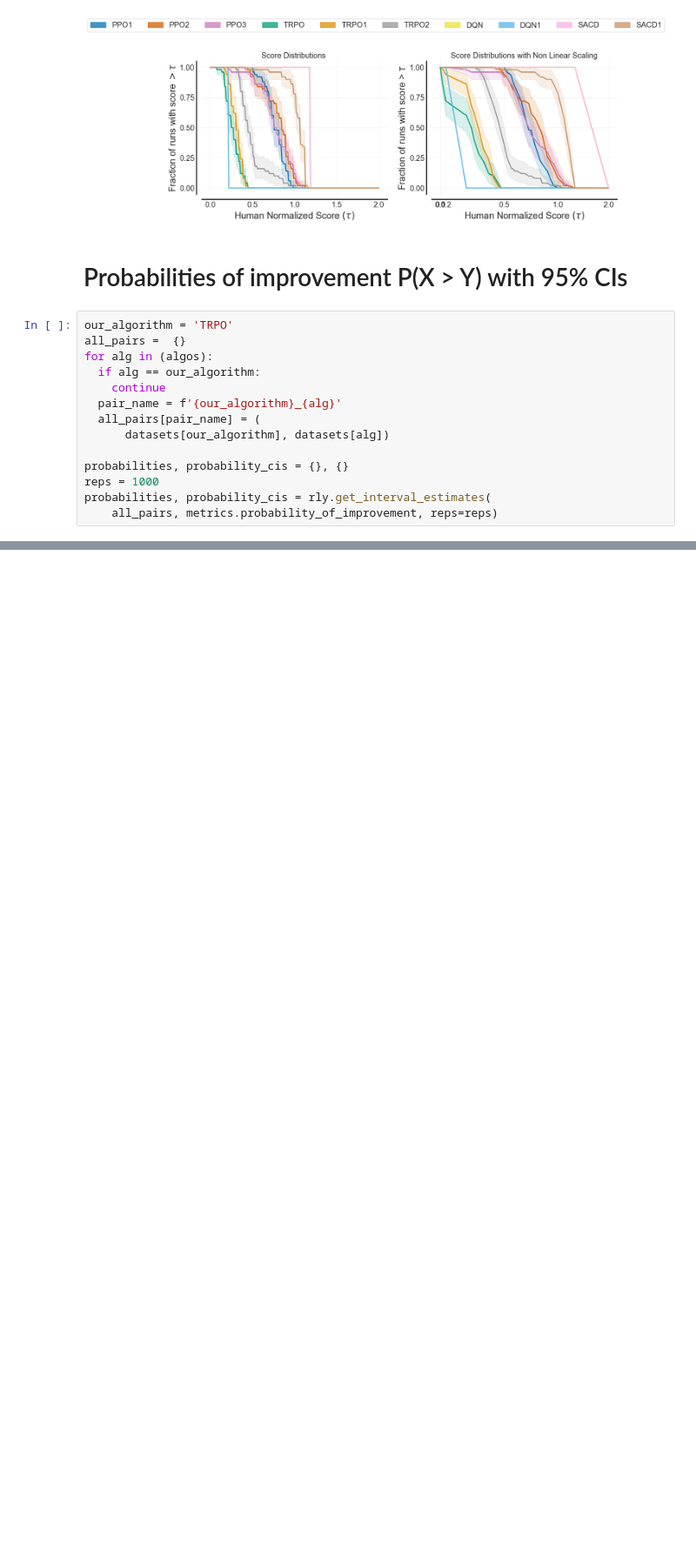
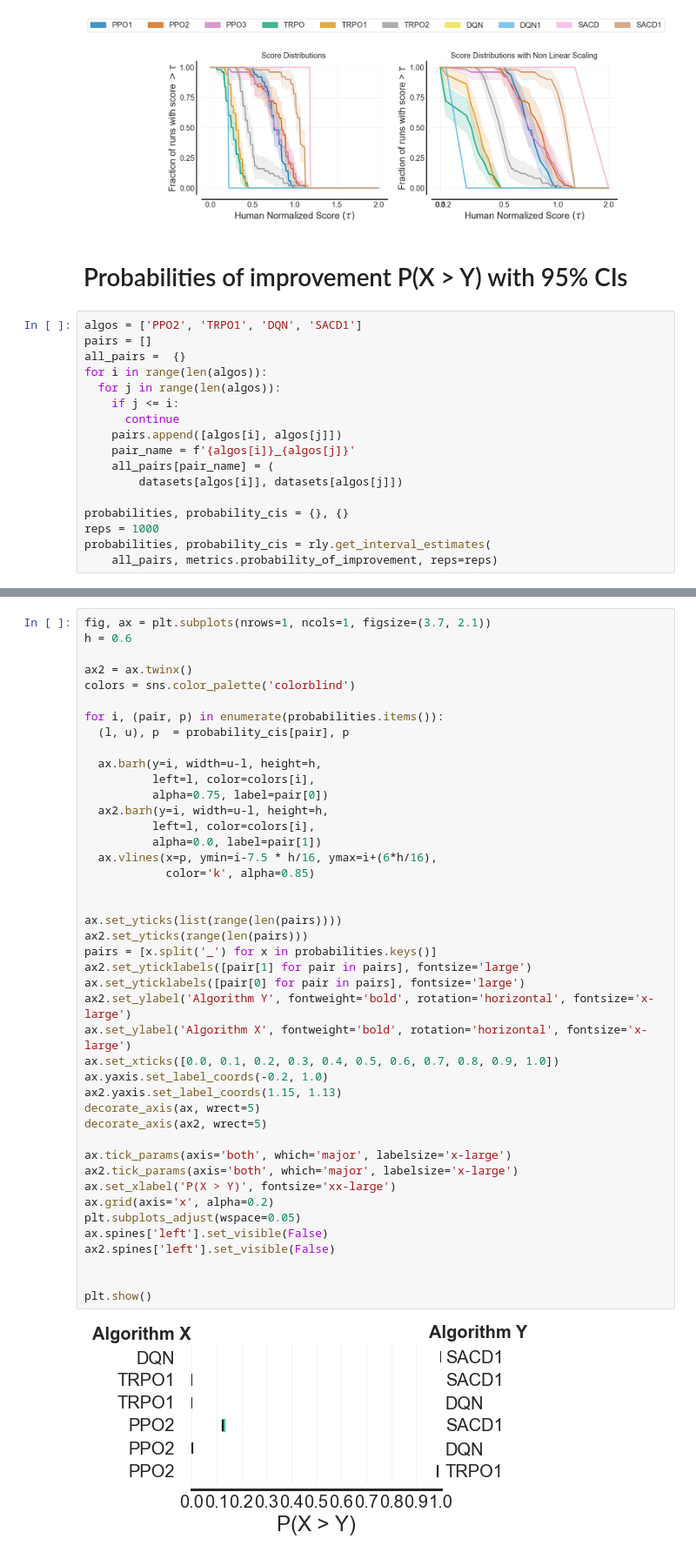
Before and after one commit to khuonglm/spinningup, a Jupyter notebook: spinup/utils/analysis.ipynb, the cells around one changed output, grey strips where cells are left out. Shown: that part at 87% size. Cells and saved outputs as stored; diff of their text form; blank space fills up the shorter version.

Commit message:
all pairs compare

```diff
--- a/spinup/utils/analysis.ipynb
+++ b/spinup/utils/analysis.ipynb
@@ -318,14 +318,17 @@ fig.subplots_adjust(wspace=0.24)
 # %% [markdown]
 # Probabilities of improvement P(X > Y) with 95% CIs
 # %%
-our_algorithm = 'TRPO'
+algos = ['PPO2', 'TRPO1', 'DQN', 'SACD1']
+pairs = []
 all_pairs =  {}
-for alg in (algos):
-  if alg == our_algorithm:
-    continue
-  pair_name = f'{our_algorithm}_{alg}'
-  all_pairs[pair_name] = (
-      datasets[our_algorithm], datasets[alg])
+for i in range(len(algos)):
+  for j in range(len(algos)):
+    if j <= i:
+      continue
+    pairs.append([algos[i], algos[j]])
+    pair_name = f'{algos[i]}_{algos[j]}'
+    all_pairs[pair_name] = (
+        datasets[algos[i]], datasets[algos[j]])
 
 probabilities, probability_cis = {}, {}
 reps = 1000
@@ -358,0 +337,45 @@ fig.subplots_adjust(wspace=0.25, hspace=0.45)
+# %%
+fig, ax = plt.subplots(nrows=1, ncols=1, figsize=(3.7, 2.1))
+h = 0.6
+
+ax2 = ax.twinx()
+colors = sns.color_palette('colorblind')
+
+for i, (pair, p) in enumerate(probabilities.items()):
+  (l, u), p  = probability_cis[pair], p
+
+  ax.barh(y=i, width=u-l, height=h,
+          left=l, color=colors[i],
+          alpha=0.75, label=pair[0])
+  ax2.barh(y=i, width=u-l, height=h,
+          left=l, color=colors[i],
+          alpha=0.0, label=pair[1])
+  ax.vlines(x=p, ymin=i-7.5 * h/16, ymax=i+(6*h/16),
+            color='k', alpha=0.85)
+
+
+ax.set_yticks(list(range(len(pairs))))
+ax2.set_yticks(range(len(pairs)))
+pairs = [x.split('_') for x in probabilities.keys()]
+ax2.set_yticklabels([pair[1] for pair in pairs], fontsize='large')
+ax.set_yticklabels([pair[0] for pair in pairs], fontsize='large')
+ax2.set_ylabel('Algorithm Y', fontweight='bold', rotation='horizontal', fontsize='x-large')
+ax.set_ylabel('Algorithm X', fontweight='bold', rotation='horizontal', fontsize='x-large')
+ax.set_xticks([0.0, 0.1, 0.2, 0.3, 0.4, 0.5, 0.6, 0.7, 0.8, 0.9, 1.0])
+ax.yaxis.set_label_coords(-0.2, 1.0)
+ax2.yaxis.set_label_coords(1.15, 1.13)
+decorate_axis(ax, wrect=5)
+decorate_axis(ax2, wrect=5)
+
+ax.tick_params(axis='both', which='major', labelsize='x-large')
+ax2.tick_params(axis='both', which='major', labelsize='x-large')
+ax.set_xlabel('P(X > Y)', fontsize='xx-large')
+ax.grid(axis='x', alpha=0.2)
+plt.subplots_adjust(wspace=0.05)
+ax.spines['left'].set_visible(False)
+ax2.spines['left'].set_visible(False)
+
+
+plt.show()
+# %% [output]
+[figure, added]
```
Also changed, not shown: parts of 1 cell of this notebook.
